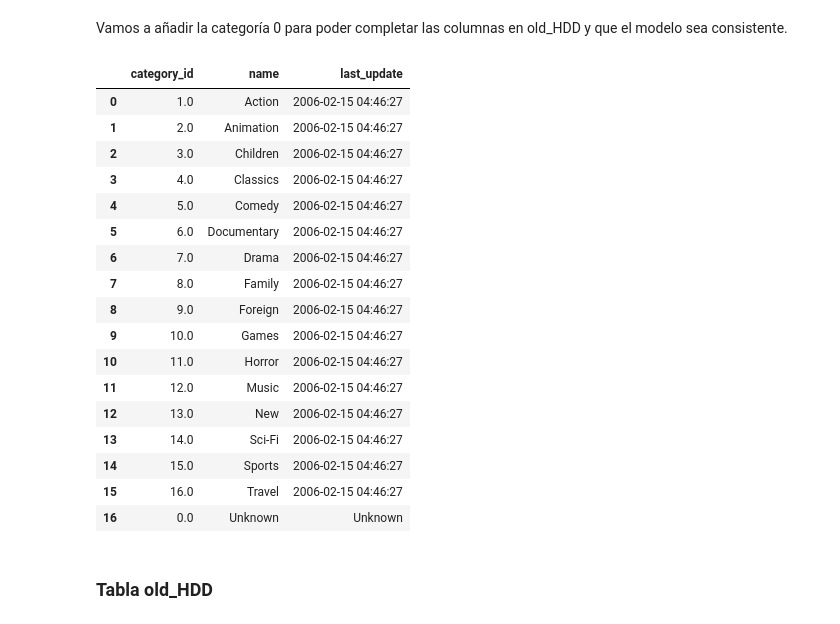
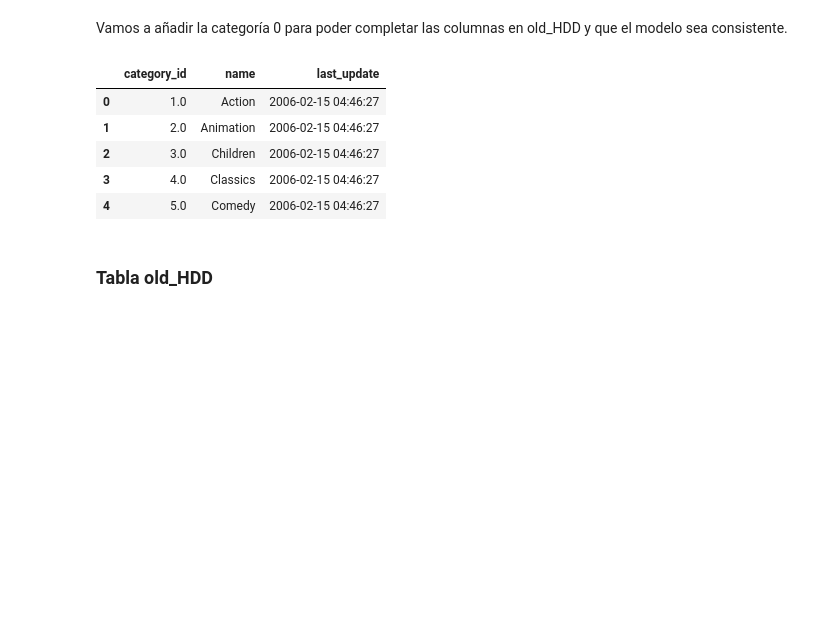
Before and after one commit to kaaiik/project3, a Jupyter notebook: notebook/main.ipynb, the cells around one changed output. Cells and saved outputs as stored; diff of their text form; code cells hidden in the pictures; blank space fills up the shorter version.

```diff
--- a/notebook/main.ipynb
+++ b/notebook/main.ipynb
@@ -56,9 +51,9 @@ Ninguna columna tiene valores nulos, luego no es necesario hacer limpieza de est
 # %% [markdown]
 ## Visualización de category
 # %%
-category = pd.read_csv('../data/category.csv')
+category = pd.read_csv('../input/category.csv')
 
-category
+category.head()
 # %% [output]
 |  | category_id | name | last_update |
 | 0 | 1 | Action | 2006-02-15 04:46:27 |
@@ -297,26 +287,14 @@ Vamos a añadir la categoría 0 para poder completar las columnas en old_HDD y q
 category = category.append({'category_id' : 0}, ignore_index=True)
 # %%
 category = category.fillna('Unknown')
-category
+category.head()
 # %% [output]
 |  | category_id | name | last_update |
 | 0 | 1.0 | Action | 2006-02-15 04:46:27 |
 | 1 | 2.0 | Animation | 2006-02-15 04:46:27 |
 | 2 | 3.0 | Children | 2006-02-15 04:46:27 |
 | 3 | 4.0 | Classics | 2006-02-15 04:46:27 |
 | 4 | 5.0 | Comedy | 2006-02-15 04:46:27 |
-| 5 | 6.0 | Documentary | 2006-02-15 04:46:27 |
-| 6 | 7.0 | Drama | 2006-02-15 04:46:27 |
-| 7 | 8.0 | Family | 2006-02-15 04:46:27 |
-| 8 | 9.0 | Foreign | 2006-02-15 04:46:27 |
-| 9 | 10.0 | Games | 2006-02-15 04:46:27 |
-| 10 | 11.0 | Horror | 2006-02-15 04:46:27 |
-| 11 | 12.0 | Music | 2006-02-15 04:46:27 |
-| 12 | 13.0 | New | 2006-02-15 04:46:27 |
-| 13 | 14.0 | Sci-Fi | 2006-02-15 04:46:27 |
-| 14 | 15.0 | Sports | 2006-02-15 04:46:27 |
-| 15 | 16.0 | Travel | 2006-02-15 04:46:27 |
-| 16 | 0.0 | Unknown | Unknown |
 # %% [markdown]
 ### Tabla old_HDD
 # %% [markdown]
```
Also changed, not shown: parts of 40 cells of this notebook.
